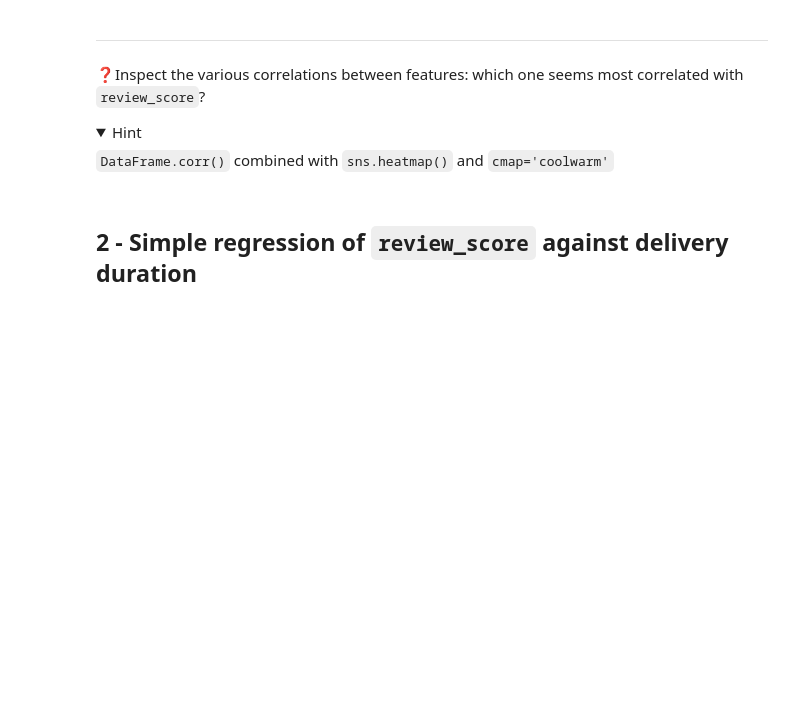
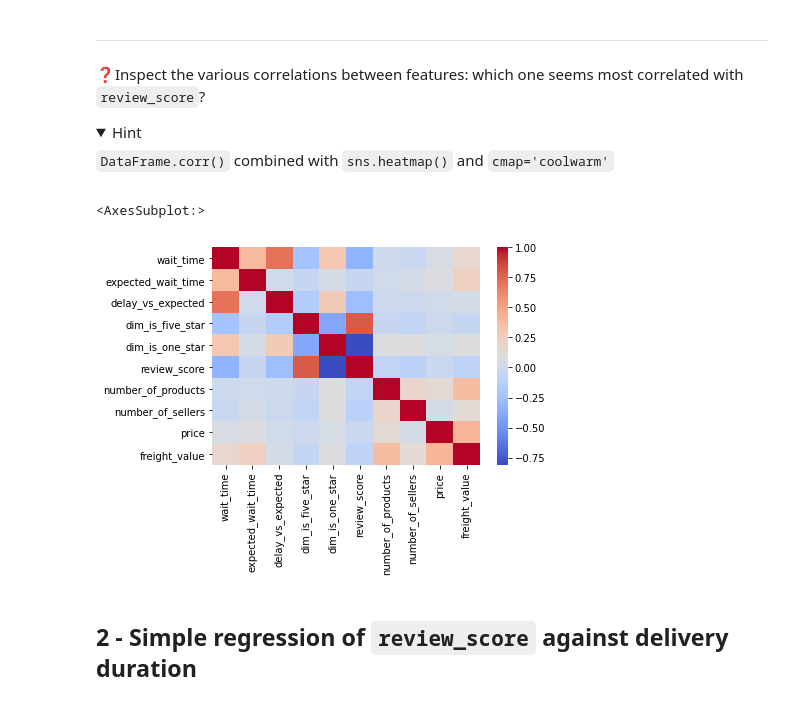
Before and after one commit to Nandosoq/nandoproject, a Jupyter notebook: 04-Decision-Science/02-Statistical-Inference/02-Simple-Analysis/simple_analysis.ipynb, the cells around one changed output. Cells and saved outputs as stored; diff of their text form; code cells hidden in the pictures; folded sections open; blank space fills up the shorter version.

```diff
--- a/04-Decision-Science/02-Statistical-Inference/02-Simple-Analysis/simple_analysis.ipynb
+++ b/04-Decision-Science/02-Statistical-Inference/02-Simple-Analysis/simple_analysis.ipynb
@@ -47,3 +93,8 @@ What do you notice for variables `price` and `freight_value` ? Also, analyse `di
+# %%
+sns.heatmap(orders.corr(), cmap='coolwarm')
+# %% [output]
+<AxesSubplot:>
+[figure, added]
 # %% [markdown]
 ## 2 - Simple regression of `review_score` against delivery duration
 # %% [markdown]
```
Also changed, not shown: parts of 14 cells of this notebook, 1 other file.
